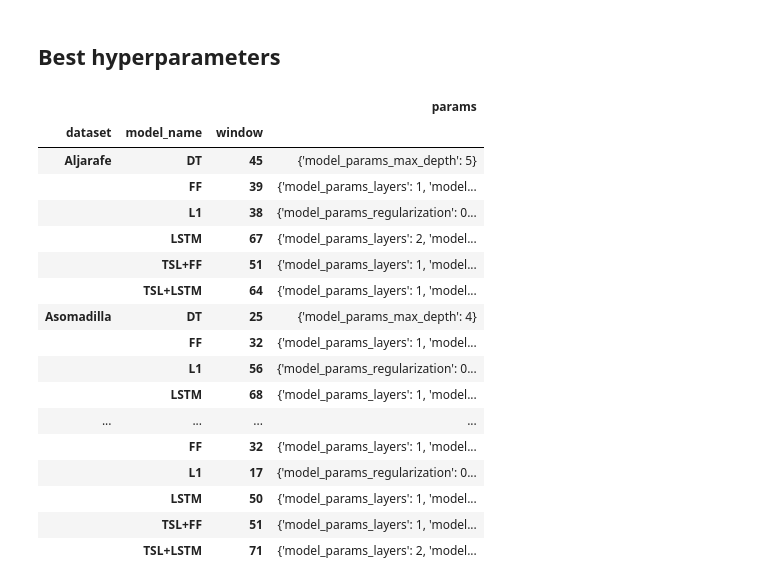
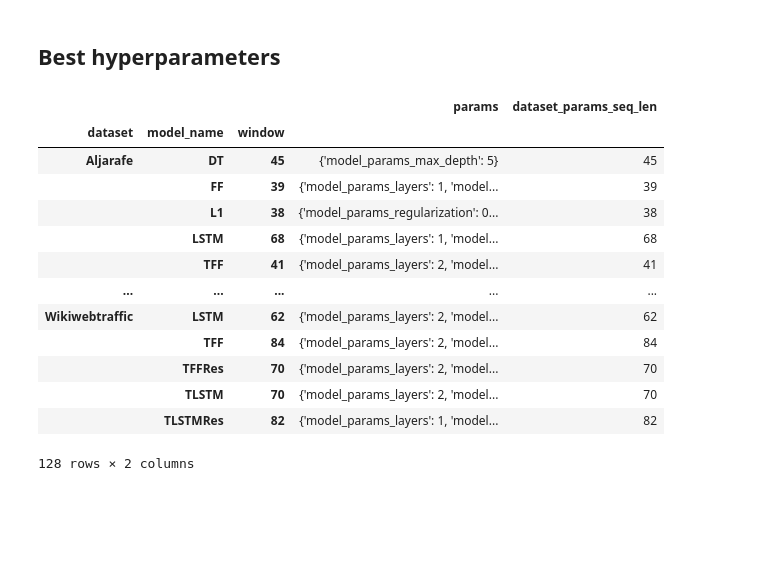
Before and after one commit to manjimnav/ResSelNet, a Jupyter notebook: analysis.ipynb, the cells around one changed output. Cells and saved outputs as stored; diff of their text form; code cells hidden in the pictures; blank space fills up the shorter version.

```diff
--- a/analysis.ipynb
+++ b/analysis.ipynb
@@ -24,11 +7,31 @@ FileNotFoundError: [Errno 2] No such file or directory: 'results/OzoneCrossVal/r
+# %%
+
+total_metrics = pd.DataFrame()
+for file in glob("results/ResSelNet/*.csv"):
+    metrics = pd.read_csv(file)
+    total_metrics = pd.concat((total_metrics, metrics)).reset_index(drop=True)
+
+total_metrics["n_features"] = total_metrics.selected_features.str.replace("' '", "','", regex=True).apply(eval).apply(len)
 # %%
 total_metrics['model_name'] = total_metrics['model_name'].replace({'decisiontree': 'DT', 'lstm': "LSTM"})
 total_metrics['selection_name'] = total_metrics['selection_name'].replace({'NoSelection': 'NS', 'TimeSelectionLayer': 'TSL'})
 
-total_metrics.loc[(total_metrics.selection_name=='TSL') & (total_metrics.model_name=='LSTM'), 'model_name'] = 'TLSTM'
-total_metrics.loc[(total_metrics.selection_name=='TSL') & (total_metrics.model_name=='dense'), 'model_name'] = 'TFF'
-total_metrics.loc[total_metrics.selection_name=='TimeSelectionLayerConstant', 'model_name'] = 'TSL*'
-#total_metrics.loc[(total_metrics.selection_name=='TSL') & (total_metrics.selection_params_residual), 'model_name'] = 'TSLRes'
+total_metrics.loc[(total_metrics.selection_name=='TSL') & (total_metrics.model_name=='LSTM')  & (total_metrics.selection_params_residual), 'model_name'] = 'TLSTMRes'
+total_metrics.loc[(total_metrics.selection_name=='TSL') & (total_metrics.model_name=='LSTM')& (~total_metrics.selection_params_residual.fillna(False)), 'model_name'] = 'TLSTM'
+total_metrics.loc[(total_metrics.selection_name=='TSL') & (total_metrics.model_name=='dense')& (total_metrics.selection_params_residual), 'model_name'] = 'TFFRes'
+total_metrics.loc[(total_metrics.selection_name=='TSL') & (total_metrics.model_name=='dense')& (~total_metrics.selection_params_residual.fillna(False)), 'model_name'] = 'TFF'
 total_metrics['model_name'] = total_metrics['model_name'].replace({'dense': 'FF', 'lasso': 'L1'})
 total_metrics['dataset'] = total_metrics['dataset'].apply(lambda x: x.capitalize()).replace({'Rondadelvalle': 'Ronda del valle'})
 total_metrics.drop("dataset_name", inplace=True, axis=1)
+# %%
+model_params = [col for col in total_metrics.columns if 'model_params' in col or 'selection_params' in col ]
+pd.set_option('display.max_columns', 500)
+
+grouped = total_metrics.groupby(['dataset', 'selection_name', 'model_name', *model_params], dropna=False)[["root_mean_squared_error"]].mean()
+best_index = grouped.loc[grouped.groupby(['dataset', 'selection_name', 'model_name', 'selection_params_residual'], dropna=False).root_mean_squared_error.idxmin()].index
+
+total_metrics_indexed = total_metrics.set_index(['dataset', 'selection_name', 'model_name',*model_params])
+
+best_by_year = total_metrics_indexed.loc[best_index, ['root_mean_squared_error', 'mean_absolute_error', 'mean_squared_error', 'dataset_params_test_year', 'dataset_params_seq_len', 'dataset_params_crossval', "dataset_params_shift","dataset_params_pred_len", 'features', 'selected_features', 'duration', 'n_features']].reset_index()
+
+best_by_year[(best_by_year.dataset_params_test_year>2005) | (best_by_year.dataset_params_test_year.isna())].groupby(['dataset', 'model_name'], dropna=False)[["root_mean_squared_error", "mean_squared_error", "mean_absolute_error", "duration", 'n_features', 'dataset_params_seq_len']].mean().reset_index().pivot(index = 'dataset', columns='model_name', values=['mean_absolute_error', 'n_features', 'dataset_params_seq_len']).round(1)#[["TFF", "TLSTM"]]#.to_latex()
@@ -39,7 +66,7 @@ best_index = grouped.loc[grouped.groupby(['dataset', 'selection_name', 'model_na
 
 total_metrics_indexed = total_metrics.set_index(['dataset', 'selection_name', 'model_name',*model_params])
 
-best_by_year = total_metrics_indexed.loc[best_index, ['root_mean_squared_error', 'mean_absolute_error', 'dataset_params_test_year', 'dataset_params_seq_len', 'features', 'selected_features']].reset_index()
+best_by_year = total_metrics_indexed.loc[best_index, ['root_mean_squared_error', 'mean_absolute_error', 'mean_squared_error', 'dataset_params_test_year', 'dataset_params_seq_len', 'features', 'selected_features', 'duration', 'n_features']].reset_index()
 
-best_by_year[best_by_year.dataset_params_test_year>2005].groupby(['dataset', 'model_name'], dropna=False)[["root_mean_squared_error"]].mean().reset_index().pivot(index = 'dataset', columns='model_name', values='root_mean_squared_error')[["DT", "L1", "FF", "LSTM", "TFF", "TLSTM"]]#.to_latex()
+best_by_year[(best_by_year.dataset_params_test_year>2005) | (best_by_year.dataset_params_test_year.isna())].groupby(['dataset', 'model_name'], dropna=False)[["root_mean_squared_error", "mean_squared_error", "mean_absolute_error", "duration", 'n_features']].mean().reset_index().pivot(index = 'dataset', columns='model_name', values=['mean_absolute_error', 'n_features']).round(1)#[["TFF", "TLSTM"]]#.to_latex()
 # %% [output]
@@ -175,28 +182,25 @@ for dataset in best_metrics.dataset.unique():
 # %%
 best_hyperparameters = best_by_year.reset_index().groupby(['dataset', 'model_name']).head(1).reset_index()
 # %%
+import numpy as np
 pd.set_option('display.max_colwidth', 2000)
-params = list(map(lambda my_dict: {k: my_dict[k] if not my_dict[k].is_integer() else int(my_dict[k]) for k in my_dict if not isnan(my_dict[k])},best_index.to_frame()[best_index.to_frame().model_name!='TSLRes'].loc[:, ['model_params_layers', 'model_params_units', 'model_params_batch_size', 'model_params_lr','model_params_dropout',  'model_params_max_depth', 'model_params_regularization','selection_params_regularization']].to_dict('records')))
+params = list(map(lambda my_dict: {k: my_dict[k] if not my_dict[k].is_integer() else int(my_dict[k]) for k in my_dict if not np.isnan(my_dict[k])},best_index.to_frame()[best_index.to_frame().model_name!='TSLRes'].loc[:, ['model_params_layers', 'model_params_units', 'model_params_batch_size', 'model_params_lr','model_params_dropout',  'model_params_max_depth', 'model_params_regularization','selection_params_regularization']].to_dict('records')))
 best_hyperparameters['window'] = best_hyperparameters.dataset_params_seq_len #
 best_hyperparameters['params'] = params
 
-best_hyperparameters[["dataset", "model_name", "window", "params"]].set_index(['dataset', 'model_name', 'window'])#[best_hyperparameters.model_name=="TSL+LSTM"].set_index(['dataset']).to_dict('index')#.to_latex('tab.tex')
+best_hyperparameters[["dataset", "model_name", "window", "params", "dataset_params_seq_len"]].set_index(['dataset', 'model_name', 'window'])#.iloc[-60:]#[best_hyperparameters.model_name=="TSL+LSTM"].set_index(['dataset']).to_dict('index')#.to_latex('tab.tex')
 # %% [output]
-|  |  |  | params |
-| dataset | model_name | window |  |
-| Aljarafe | DT | 45 | {'model_params_max_depth': 5} |
-|  | FF | 39 | {'model_params_layers': 1, 'model... |
-|  | L1 | 38 | {'model_params_regularization': 0... |
-|  | LSTM | 67 | {'model_params_layers': 2, 'model... |
-|  | TSL+FF | 51 | {'model_params_layers': 1, 'model... |
-|  | TSL+LSTM | 64 | {'model_params_layers': 1, 'model... |
-| Asomadilla | DT | 25 | {'model_params_max_depth': 4} |
-|  | FF | 32 | {'model_params_layers': 1, 'model... |
-|  | L1 | 56 | {'model_params_regularization': 0... |
-|  | LSTM | 68 | {'model_params_layers': 1, 'model... |
-| ... | ... | ... | ... |
-|  | FF | 32 | {'model_params_layers': 1, 'model... |
-|  | L1 | 17 | {'model_params_regularization': 0... |
-|  | LSTM | 50 | {'model_params_layers': 1, 'model... |
-|  | TSL+FF | 51 | {'model_params_layers': 1, 'model... |
-|  | TSL+LSTM | 71 | {'model_params_layers': 2, 'model... |
+|  |  |  | params | dataset_params_seq_len |
+| dataset | model_name | window |  |  |
+| Aljarafe | DT | 45 | {'model_params_max_depth': 5} | 45 |
+|  | FF | 39 | {'model_params_layers': 1, 'model... | 39 |
+|  | L1 | 38 | {'model_params_regularization': 0... | 38 |
+|  | LSTM | 68 | {'model_params_layers': 1, 'model... | 68 |
+|  | TFF | 41 | {'model_params_layers': 2, 'model... | 41 |
+| ... | ... | ... | ... | ... |
+| Wikiwebtraffic | LSTM | 62 | {'model_params_layers': 2, 'model... | 62 |
+|  | TFF | 84 | {'model_params_layers': 2, 'model... | 84 |
+|  | TFFRes | 70 | {'model_params_layers': 2, 'model... | 70 |
+|  | TLSTM | 70 | {'model_params_layers': 2, 'model... | 70 |
+|  | TLSTMRes | 82 | {'model_params_layers': 1, 'model... | 82 |
+128 rows × 2 columns
```
Also changed, not shown: parts of 12 cells of this notebook, 4 other files.
